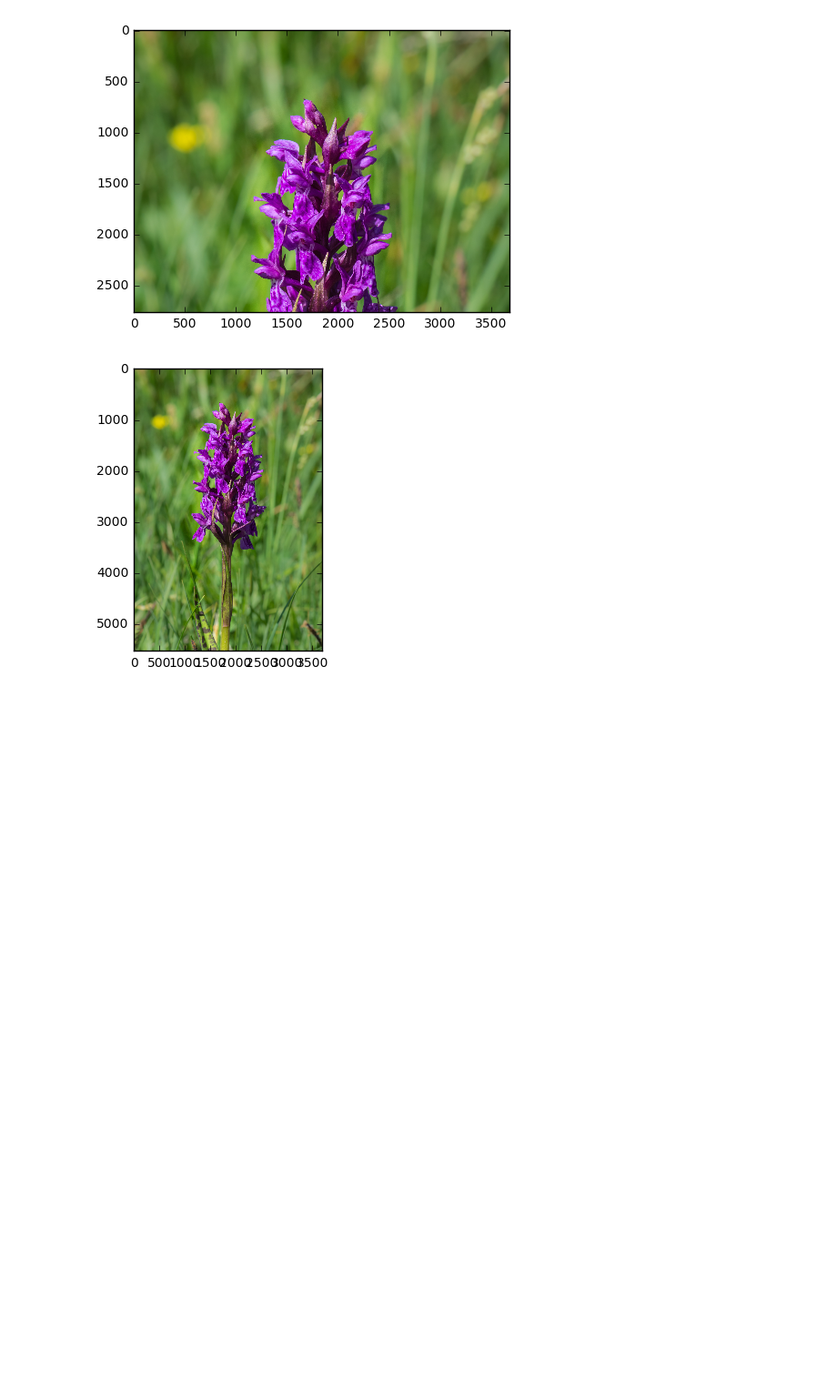
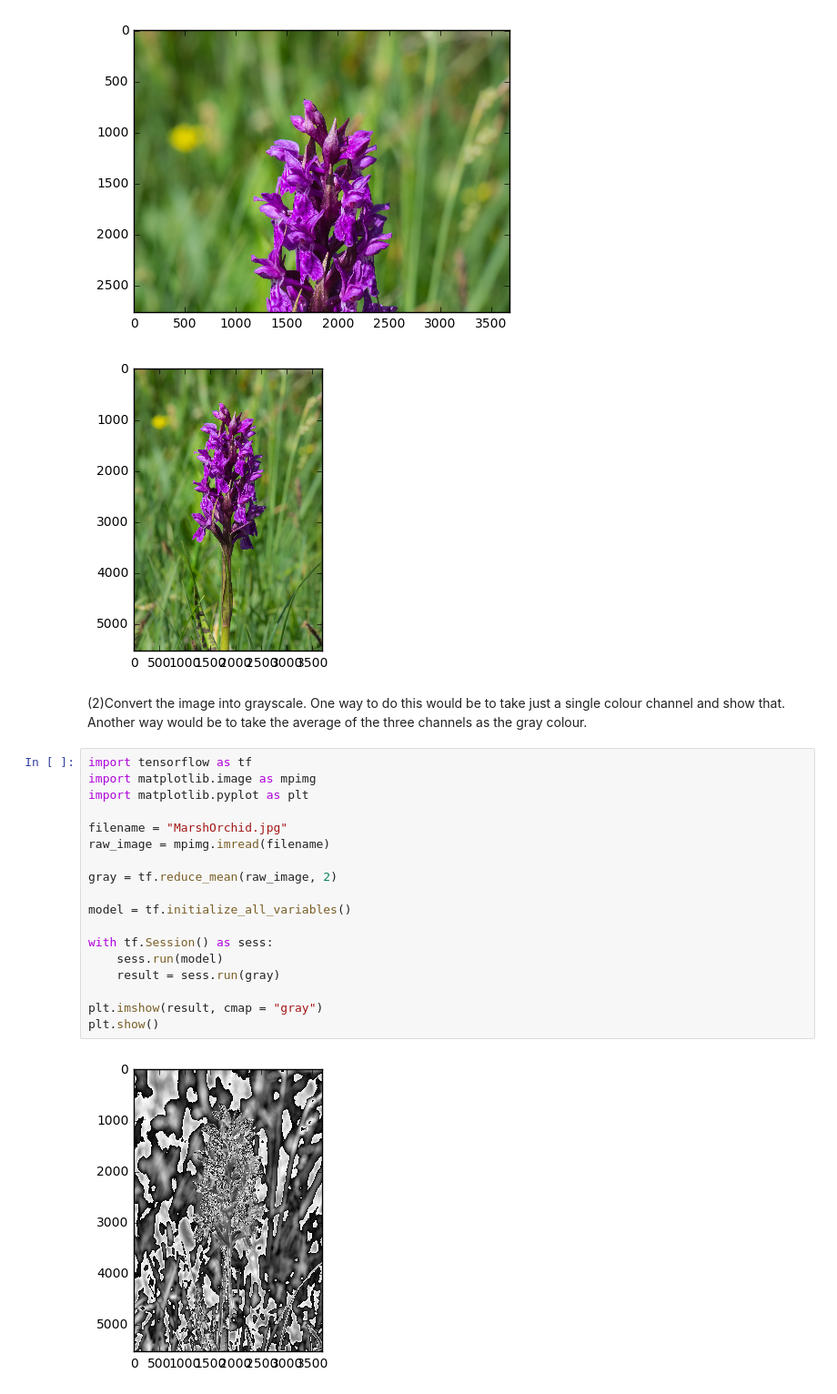
Before and after one commit to uukoala/Lear, a Jupyter notebook: Placeholder.ipynb, the cells around one changed output. Shown at 91% size. Saved outputs shown, nothing was run; the diff lists cells and outputs as text; blank space fills up the shorter version.

```diff
--- a/Placeholder.ipynb
+++ b/Placeholder.ipynb
@@ -52,3 +52,25 @@ with tf.Session() as sess:
 [figure]
 [figure]
 [figure]
+# %% [markdown]
+(2)Convert the image into grayscale. One way to do this would be to take just a single colour channel and show that. Another way would be to take the average of the three channels as the gray colour.
+# %%
+import tensorflow as tf
+import matplotlib.image as mpimg
+import matplotlib.pyplot as plt
+
+filename = "MarshOrchid.jpg"
+raw_image = mpimg.imread(filename)
+
+gray = tf.reduce_mean(raw_image, 2)
+
+model = tf.initialize_all_variables()
+
+with tf.Session() as sess:
+    sess.run(model)
+    result = sess.run(gray)
+
+plt.imshow(result, cmap = "gray")
+plt.show()
+# %% [output]
+[figure, added]
```
